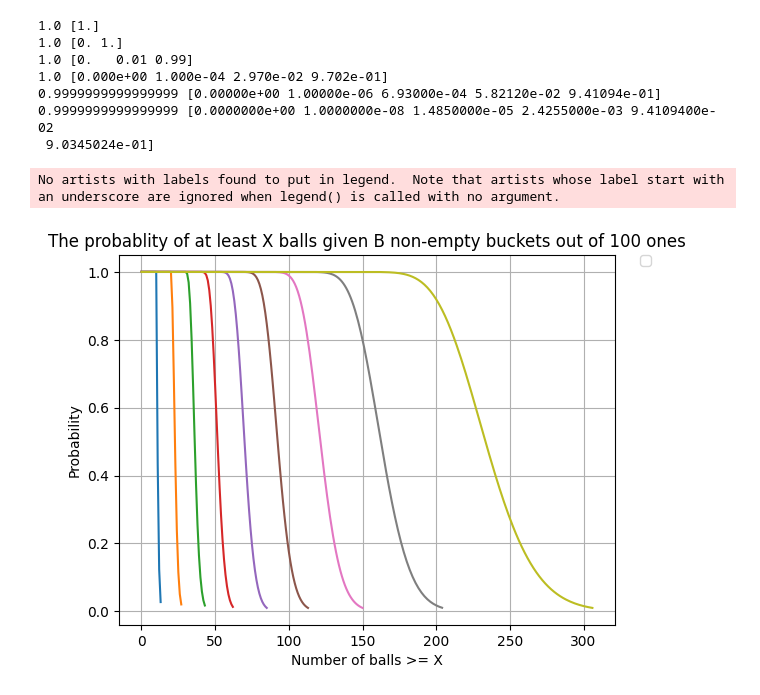
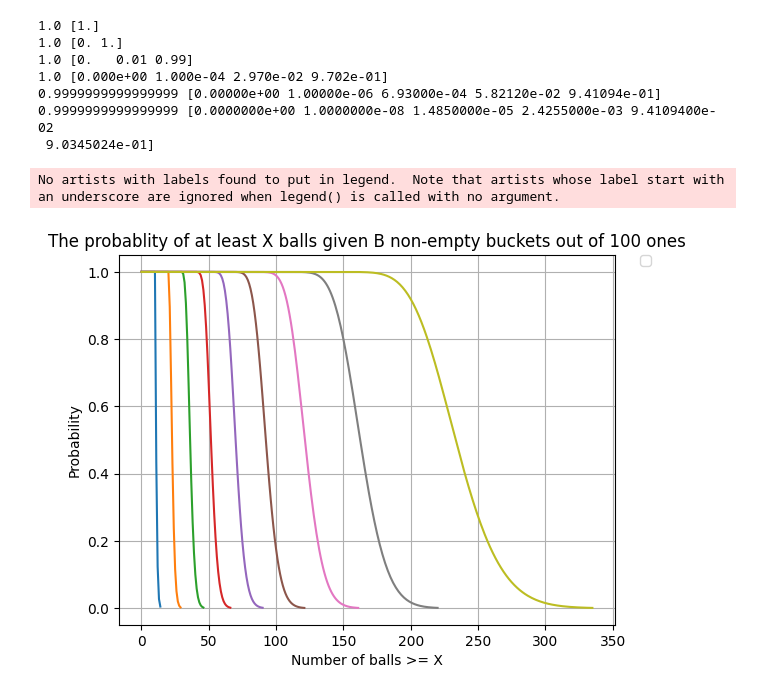
Before and after one commit to hczhu/code_recipes, a Jupyter notebook: py-notebook/N-balls-in-100-buckets.ipynb, the cells around one changed output. Saved outputs shown, nothing was run; the diff lists cells and outputs as text; code cells hidden in the pictures.

```diff
--- a/py-notebook/N-balls-in-100-buckets.ipynb
+++ b/py-notebook/N-balls-in-100-buckets.ipynb
@@ -42,21 +42,21 @@ assert probs.shape == (B+1, N+1)
 # %%
 import matplotlib.pyplot as plt
 # clear any plots
 plt.clf()
 plt.xlabel("Number of balls >= X")
 plt.ylabel("Probability")
 plt.title("The probablity of at least X balls given B non-empty buckets out of 100 ones")
 plt.legend(bbox_to_anchor=(1.05, 1), loc='upper left', borderaxespad=0.)
 plt.grid(True)
 
 def plot_one(b):
-    end_idx = max(10, np.where(probs[b, :] < 0.01)[0][0])
+    end_idx = max(10, np.where(probs[b, :] < 0.001)[0][0])
     plt.plot(probs[b, :end_idx], label=f"{b} non-empty buckets")
 
 for b in range(10, 100, 10):
     plot_one(b)
 
 plt.show()
 # %% [output]
 No artists with labels found to put in legend.  Note that artists whose label start with an underscore are ignored when legend() is called with no argument.
-[figure, old version]
+[figure, new version]
```
